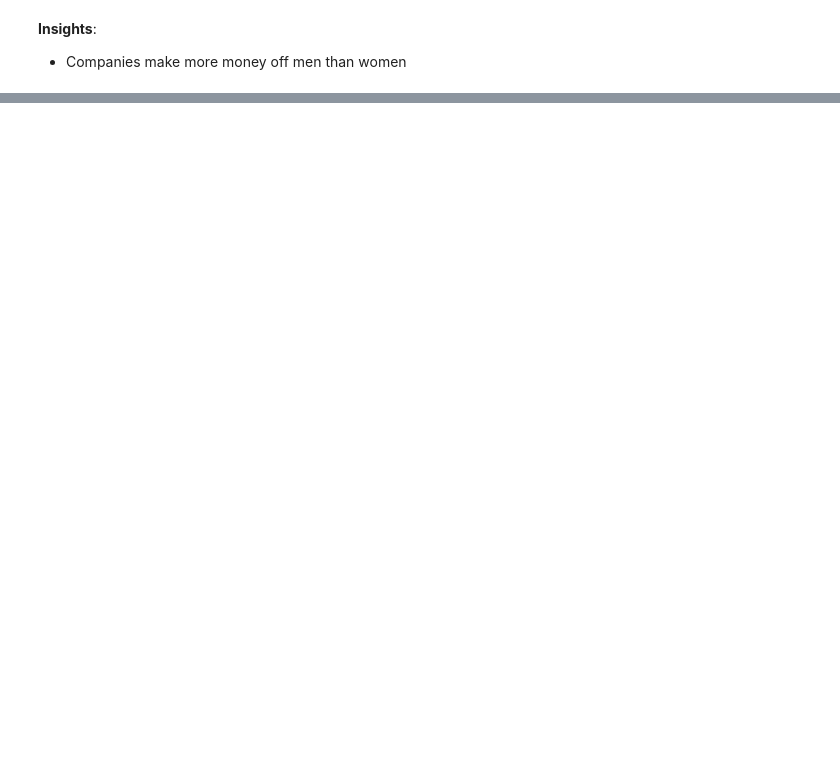
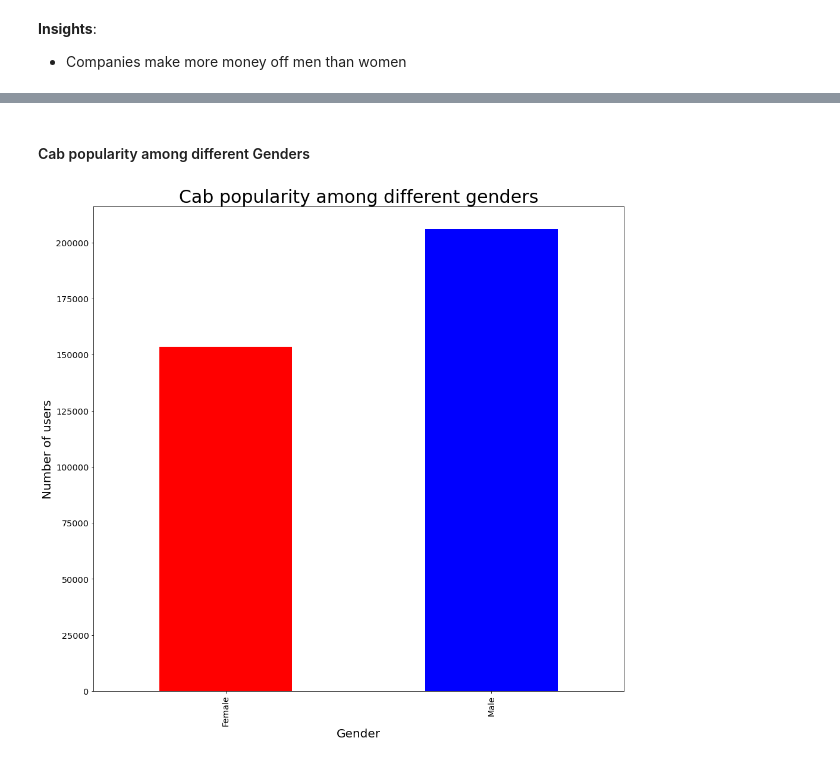
Before and after one commit to KarlsonAV/DGWeek-2-3, a Jupyter notebook: EDA_Notebook.ipynb, the cells around one changed output, grey strips where cells are left out. Cells and saved outputs as stored; diff of their text form; code cells hidden in the pictures; blank space fills up the shorter version.

```diff
--- a/EDA_Notebook.ipynb
+++ b/EDA_Notebook.ipynb
@@ -652,0 +683,14 @@ I've collected enough information in order to make data analysis report. During
+# %% [markdown]
+#### Cab popularity among different Genders
+# %%
+plt.figure(figsize=(16, 15))
+
+cabs.groupby("Gender").Gender.count().sort_values().plot.bar(color=["red", "blue"])
+
+plt.title("Cab popularity among different genders", fontsize=30)
+plt.ylabel("Number of users", fontsize=20)
+plt.xlabel("Gender", fontsize=20)
+plt.savefig("3.png")
+plt.show()
+# %% [output]
+[figure, added]
```
Also changed, not shown: parts of 58 cells of this notebook, 1 other file.
